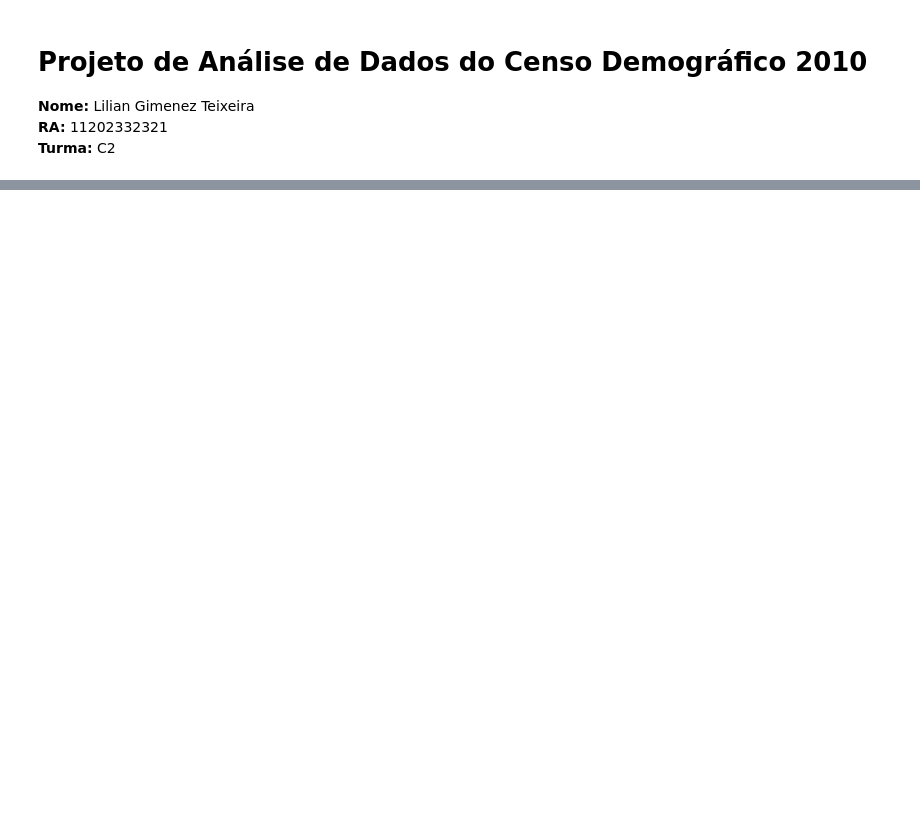
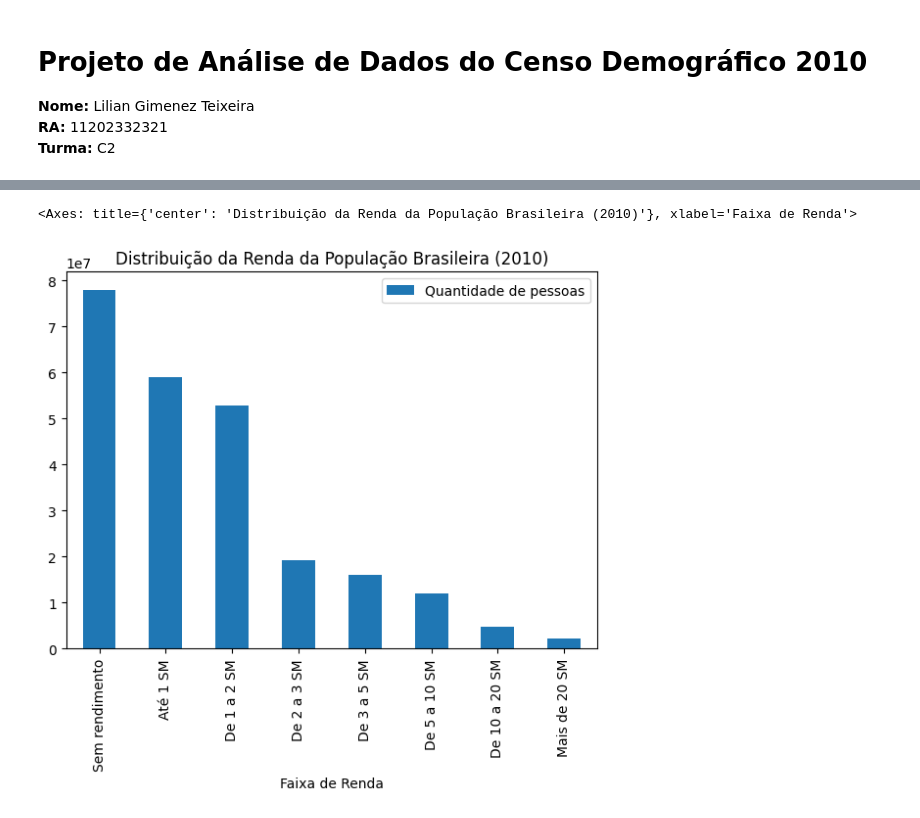
Before and after one commit to gimenezt/AnaliseCenso2010, a Jupyter notebook: C2.LilianGimenezTeixeira.ipynb, the cells around one changed output, grey strips where cells are left out. Saved outputs shown, nothing was run; the diff lists cells and outputs as text; code cells hidden in the pictures; blank space fills up the shorter version.

```diff
--- a/C2.LilianGimenezTeixeira.ipynb
+++ b/C2.LilianGimenezTeixeira.ipynb
@@ -14,6 +9,19 @@ Agora, vamos **carregar as bases** que usaremos ao longo do código:
 # %%
+import pandas as pd
+import matplotlib.pyplot as plt
+import numpy as np
+
 df_pop = pd.read_csv('pop_residente_2010.csv', sep=';')
+df_pop.fillna(0, inplace=True)
+
 df_instrucao = pd.read_csv('nivel_instrucao_2010.csv', sep=';')
+df_instrucao.fillna(0, inplace=True)
+
 df_ocupacao = pd.read_csv('ocupacao_2010.csv', sep=';')
+df_ocupacao.fillna(0, inplace=True)
+
 df_renda = pd.read_csv('renda_2010.csv', sep=';')
+df_renda.fillna(0, inplace=True)
+
 df_agua = pd.read_csv('agua_2010.csv', sep=';')
+df_agua.fillna(0, inplace=True)
@@ -67,0 +32,10 @@ plt.show()
+# %%
+renda_agrupada = df_renda[['Sem rendimento','Até 1 SM', 'De 1 a 2 SM', 'De 2 a 3 SM', 'De 3 a 5 SM', 'De 5 a 10 SM', 'De 10 a 20 SM', 'Mais de 20 SM']].agg('sum')
+
+renda_agrupada_df = renda_agrupada.reset_index()
+renda_agrupada_df.columns = ['Faixa de Renda', 'Quantidade de pessoas']
+
+renda_agrupada_df.plot(x='Faixa de Renda', y='Quantidade de pessoas', kind='bar', figsize=(7,5), title='Distribuição da Renda da População Brasileira (2010)')
+# %% [output]
+<Axes: title={'center': 'Distribuição da Renda da População Brasileira (2010)'}, xlabel='Faixa de Renda'>
+[figure, added]
```
Also changed, not shown: parts of 21 cells of this notebook.
